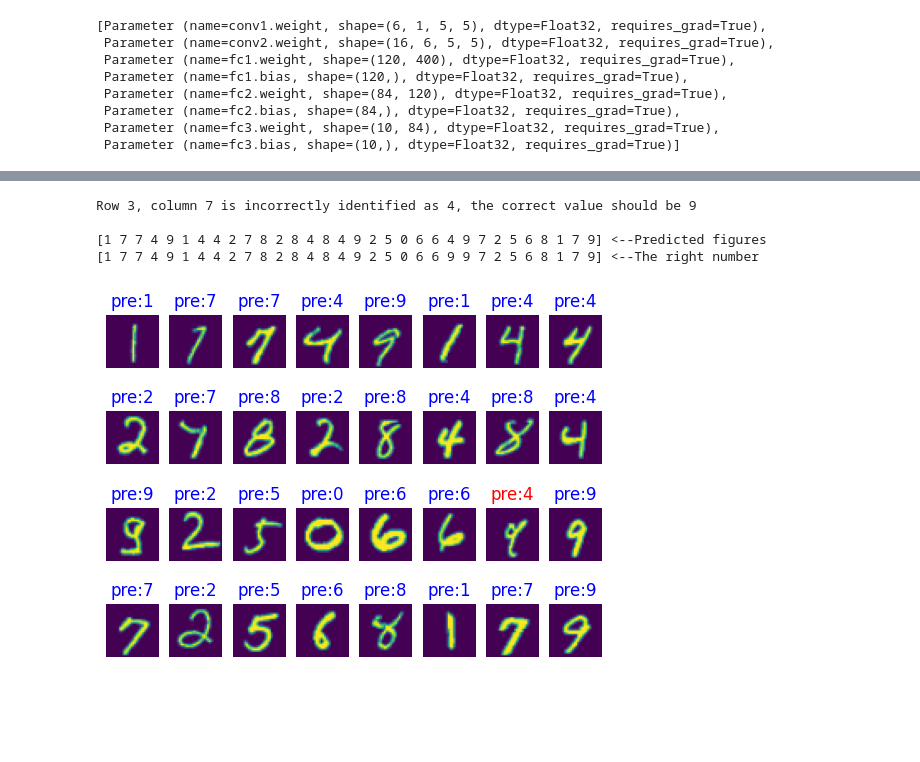
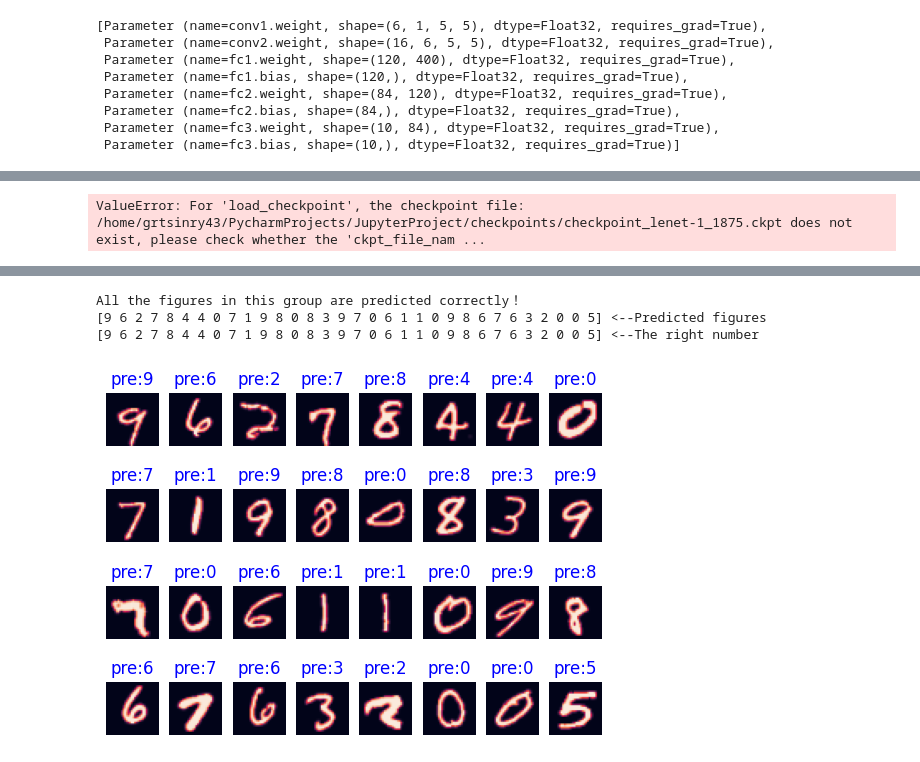
Before and after one commit to grtsinry43/exper1, a Jupyter notebook: init.ipynb, the cells around one changed output, grey strips where cells are left out. Drawn from its saved outputs; the diff is of its cells as text; code cells hidden in the pictures; blank space fills up the shorter version.

```diff
--- a/init.ipynb
+++ b/init.ipynb
@@ -228,12 +229,12 @@ class Step_loss_info(Callback):
 import os
 
 if os.name == "nt":
-    os.system('del/f/s/q *.ckpt *.meta')# Clean up old run files before in Windows
+    os.system('del/f/s/q *.ckpt *.meta')  # Clean up old run files before in Windows
 else:
-    os.system('rm -f *.ckpt *.meta *.pb')# Clean up old run files before in Linux
+    os.system('rm -f *.ckpt *.meta *.pb')  # Clean up old run files before in Linux
 
-lr = 0.01 # learning rate
-momentum = 0.9 #
+lr = 0.01  # learning rate
+momentum = 0.9  #
 
 # create the network
 network = LeNet5()
@@ -241,18 +242,17 @@ network = LeNet5()
 # define the optimizer
 net_opt = nn.Momentum(network.trainable_params(), lr, momentum)
 
-
 # define the loss function
 net_loss = SoftmaxCrossEntropyWithLogits(sparse=True, reduction='mean')
 # define the model
-model = Model(network, net_loss, net_opt, metrics={"Accuracy": Accuracy()} )
+model = Model(network, net_loss, net_opt, metrics={"Accuracy": Accuracy()})
 epoch_size = 10
 mnist_path = "./data"
 
 config_ck = CheckpointConfig(save_checkpoint_steps=125, keep_checkpoint_max=16)
 # save the network model and parameters for subsequence fine-tuning
 
-ckpoint_cb = ModelCheckpoint(prefix="checkpoint_lenet", config=config_ck)
+ckpoint_cb = ModelCheckpoint(prefix="checkpoint_lenet", config=config_ck, directory="./checkpoints")
 # group layers into an object with training and evaluation features
 step_loss = {"step": [], "loss_value": []}
 # step_ Loss dictionary for saving loss value and step number information
@@ -369,17 +371,50 @@ plt.show()
+# %%
+def acc_model_info(network, model, mnist_path, model_numbers, epoch_size):
+    """Define the plot info method"""
+    step_list = []
+    acc_list = []
+    for i in range(1, epoch_size + 1):
+        # load the saved model for evaluation
+        #加载同一个模型得到的模型训练步数变化，精度随之变化
+        # param_dict = load_checkpoint("./checkpoints/checkpoint_lenet-10_1875.ckpt")
+        #加载不同一个模型得到的模型训练步数变化，精度随之变化
+        param_dict = load_checkpoint("./checkpoints/checkpoint_lenet-{}_1875.ckpt".format(str(i)))
+
+        # load parameter to the network
+        load_param_into_net(network, param_dict)
+        # load testing dataset
+    for i in range(1, model_numbers + 1):
+        ds_eval = create_dataset(os.path.join(mnist_path, "test"))
+        acc = model.eval(ds_eval, dataset_sink_mode=True)
+        acc_list.append(acc['Accuracy'])
+        step_list.append(i * 125)
+    return step_list, acc_list
+
+
+# Draw line chart according to training steps and model accuracy
+l1, l2 = acc_model_info(network, model, mnist_path, 15, 10)
+plt.xlabel("Model of Steps")
+plt.ylabel("Model accuracy")
+plt.title("Model accuracy variation chart")
+plt.plot(l1, l2, 'red')
+plt.show()
+# %% [output]
+ValueError: For 'load_checkpoint', the checkpoint file: /home/grtsinry43/PycharmProjects/JupyterProject/checkpoints/checkpoint_lenet-1_1875.ckpt does not exist, please check whether the 'ckpt_file_nam ...
 # %%
 ds_test = create_dataset(test_data_path).create_dict_iterator()
 data = ds_test.__next__()
 images = data["image"].asnumpy()
-labels = data["label"].asnumpy() # The subscript of data picture is the standard for us to judge whether it is correct or not
+labels = data[
+    "label"].asnumpy()  # The subscript of data picture is the standard for us to judge whether it is correct or not
 
-output =model.predict(Tensor(data['image']))
+output = model.predict(Tensor(data['image']))
 # The predict function returns the probability of 0-9 numbers corresponding to each picture
 prb = output.asnumpy()
 pred = np.argmax(output.asnumpy(), axis=1)
 err_num = []
 index = 1
 for i in range(len(labels)):
-    plt.subplot(4, 8, i+1)
+    plt.subplot(4, 8, i + 1)
     color = 'blue' if pred[i] == labels[i] else 'red'
     plt.title("pre:{}".format(pred[i]), color=color)
     plt.imshow(np.squeeze(images[i]))
@@ -387,10 +422,14 @@ for i in range(len(labels)):
     if color == 'red':
         index = 0
         # Print out the wrong data identified by the current group
-        print("Row {}, column {} is incorrectly identified as {}, the correct value should be {}".format(int(i/8)+1, i%8+1, pred[i], labels[i]), '\n')
+        print("Row {}, column {} is incorrectly identified as {}, the correct value should be {}".format(int(i / 8) + 1,
+                                                                                                         i % 8 + 1,
+                                                                                                         pred[i],
+                                                                                                         labels[i]),
+              '\n')
 if index:
     print("All the figures in this group are predicted correctly！")
-print(pred, "<--Predicted figures") # Print the numbers recognized by each group of pictures
-print(labels, "<--The right number") # Print the subscript corresponding to each group of pictures
+print(pred, "<--Predicted figures")  # Print the numbers recognized by each group of pictures
+print(labels, "<--The right number")  # Print the subscript corresponding to each group of pictures
 plt.show()
 # %% [output]
@@ -404,8 +443,7 @@ plt.show()
-Row 3, column 7 is incorrectly identified as 4, the correct value should be 9
-
-[1 7 7 4 9 1 4 4 2 7 8 2 8 4 8 4 9 2 5 0 6 6 4 9 7 2 5 6 8 1 7 9] <--Predicted figures
-[1 7 7 4 9 1 4 4 2 7 8 2 8 4 8 4 9 2 5 0 6 6 9 9 7 2 5 6 8 1 7 9] <--The right number
+All the figures in this group are predicted correctly！
+[9 6 2 7 8 4 4 0 7 1 9 8 0 8 3 9 7 0 6 1 1 0 9 8 6 7 6 3 2 0 0 5] <--Predicted figures
+[9 6 2 7 8 4 4 0 7 1 9 8 0 8 3 9 7 0 6 1 1 0 9 8 6 7 6 3 2 0 0 5] <--The right number
-[figure, old version]
+[figure, new version]
 # %%
 # define the pie drawing function of probability analysis
 def plot_pie(prbs):
```
Also changed, not shown: parts of 17 cells of this notebook, 1 other file.
